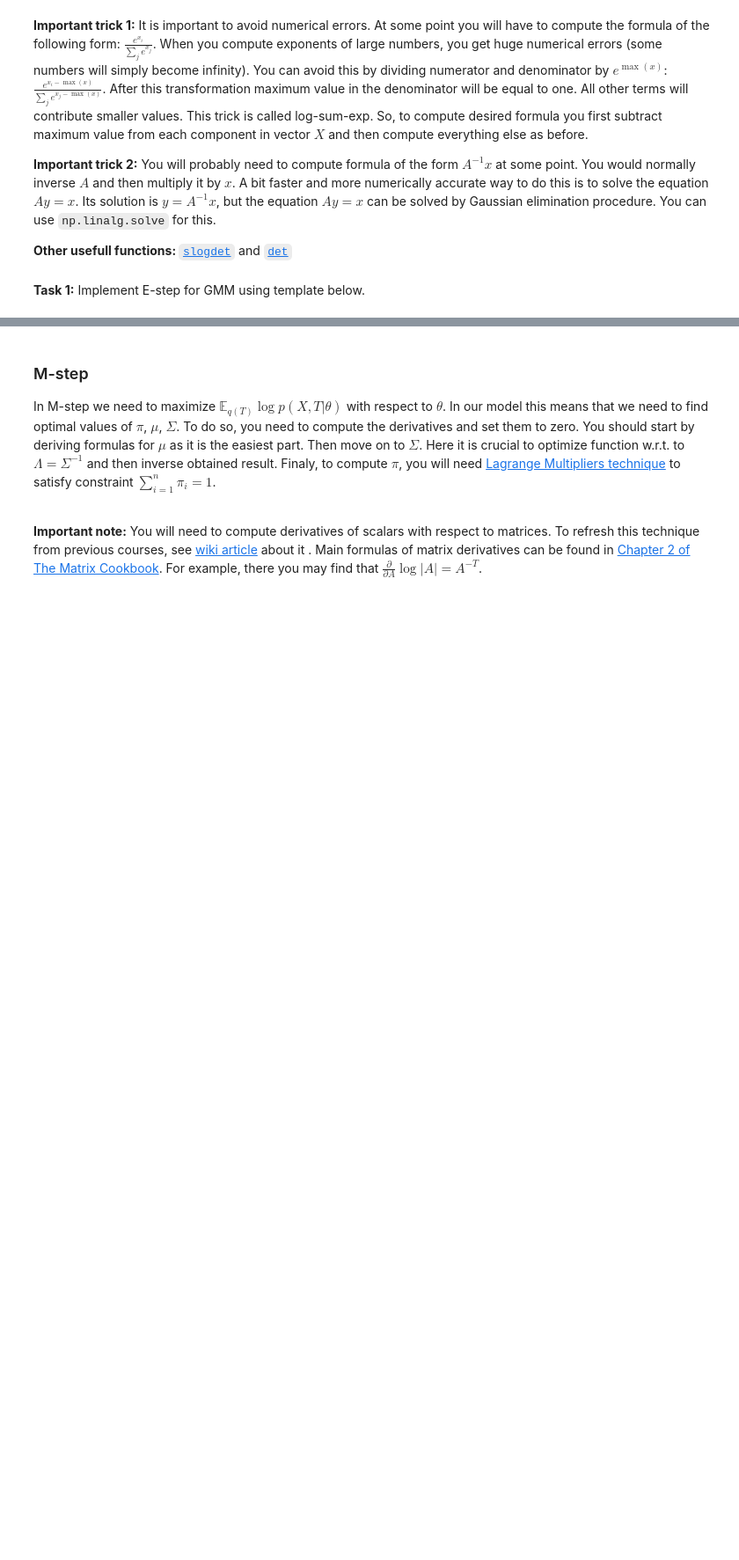
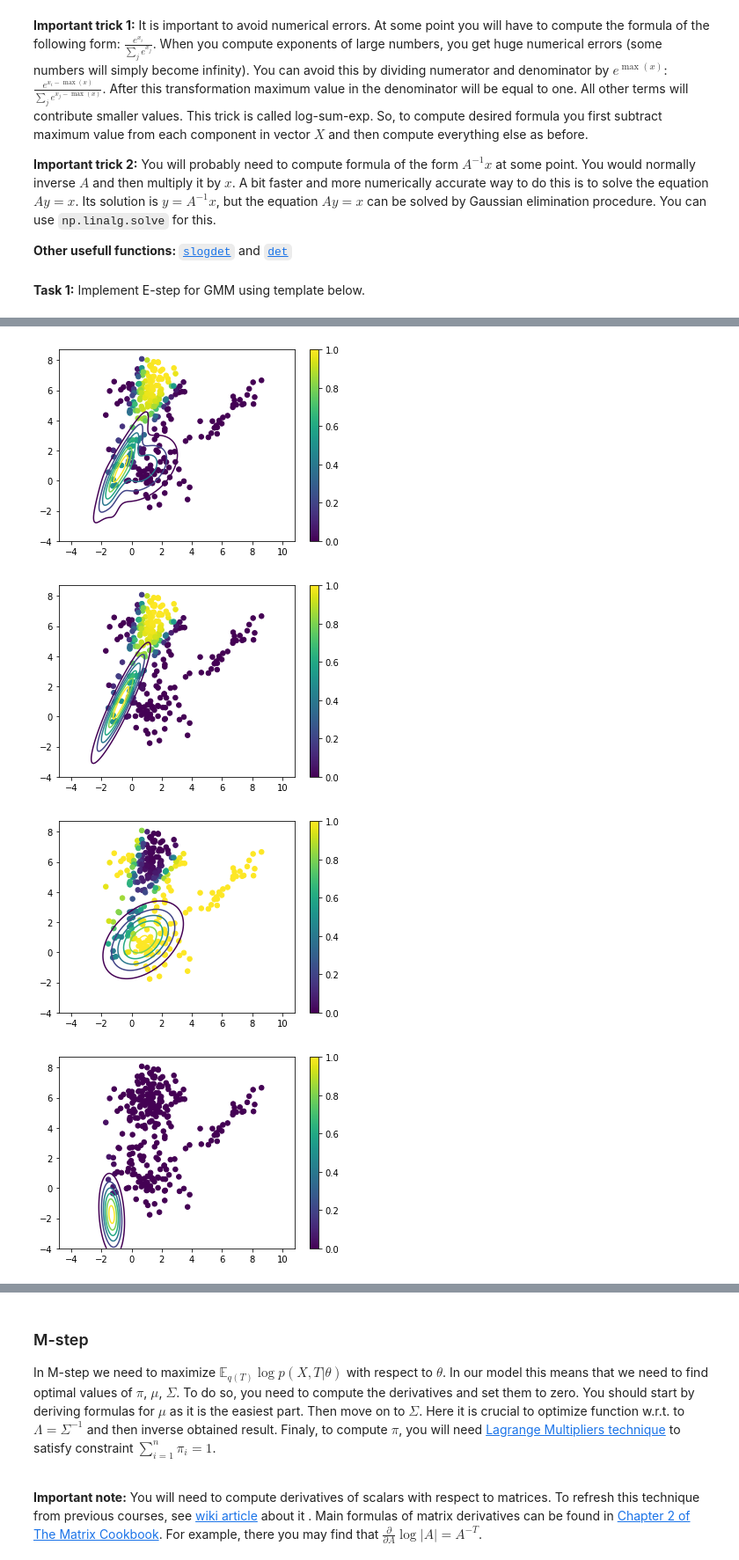
Before and after one commit to wesen/bayesian-methods, a Jupyter notebook: Week 2/Coursera-BMML_-week-2.ipynb, the cells around one changed output, grey strips where cells are left out. Shown: that part at 88% size. Cells and saved outputs as stored; diff of their text form; code cells hidden in the pictures; blank space fills up the shorter version.

```diff
--- a/Week 2/Coursera-BMML_-week-2.ipynb
+++ b/Week 2/Coursera-BMML_-week-2.ipynb
@@ -75,7 +168,52 @@ def E_step(X, pi, mu, sigma):
     C = pi.shape[0] # number of clusters
     d = mu.shape[1] # dimension of each object
     gamma = np.zeros((N, C)) # distribution q(T)
+    log_likelihoods = np.zeros((N, C)) # distribution q(T)
+    likelihoods = np.zeros((N, C))
 
-    ### YOUR CODE HERE
+    max_x = X.max()
+
+    for i in range(C):
+        log_likelihoods[:, i] = normal_likelihood(X, mu[i], sigma[i])
+        max_likelihoods = log_likelihoods[:, i].max()
+        scaled_likelihoods = np.exp(log_likelihoods[:, i] - max_likelihoods)
+        # likelihoods[:,i] = pi[i] * np.exp(log_likelihoods[:,i])
+        likelihoods[:,i] = pi[i] * scaled_likelihoods
+
+    totals = np.sum(likelihoods, axis=1)
+    gamma = likelihoods / totals[:, np.newaxis]
 
     return gamma
+# %%
+def plot_data_multi_vals(X, pi, mu, sigma):
+    plt.figure()
+    plt.scatter(X[:, 0], X[:, 1], c=step_vals[:,0], s=30, vmin=0., vmax=1.)
+    plt.colorbar()
+
+    dist_x, dist_y = np.mgrid[-4:10:.01, -4:8:.01]
+    pos = np.empty(dist_x.shape + (2,))
+    res = np.zeros(dist_x.shape)
+
+    for i in range(len(pi)):
+        dist = scipy.stats.multivariate_normal(mu[i], sigma[i])
+        pos[:, :, 0] = dist_x
+        pos[:, :, 1] = dist_y
+        res += pi[i] * dist.pdf(pos)
+
+    plt.contour(dist_x, dist_y, res)
+
+    plt.axis('equal')
+    plt.show()
+
+step_vals = E_step(X, pi0, mu0, sigma0)
+
+plot_data_multi_vals(X, pi0, mu0, sigma0)
+
+plot_data_vals(X, mu0[0], sigma0[0], step_vals[:, 0], vmin=0, vmax=1)
+plot_data_vals(X, mu0[1], sigma0[1], step_vals[:, 1], vmin=0, vmax=1)
+plot_data_vals(X, mu0[2], sigma0[2], step_vals[:, 2], vmin=0, vmax=1)
+# %% [output]
+[figure, added]
+[figure, added]
+[figure, added]
+[figure, added]
```
Also changed, not shown: parts of 22 cells of this notebook.
